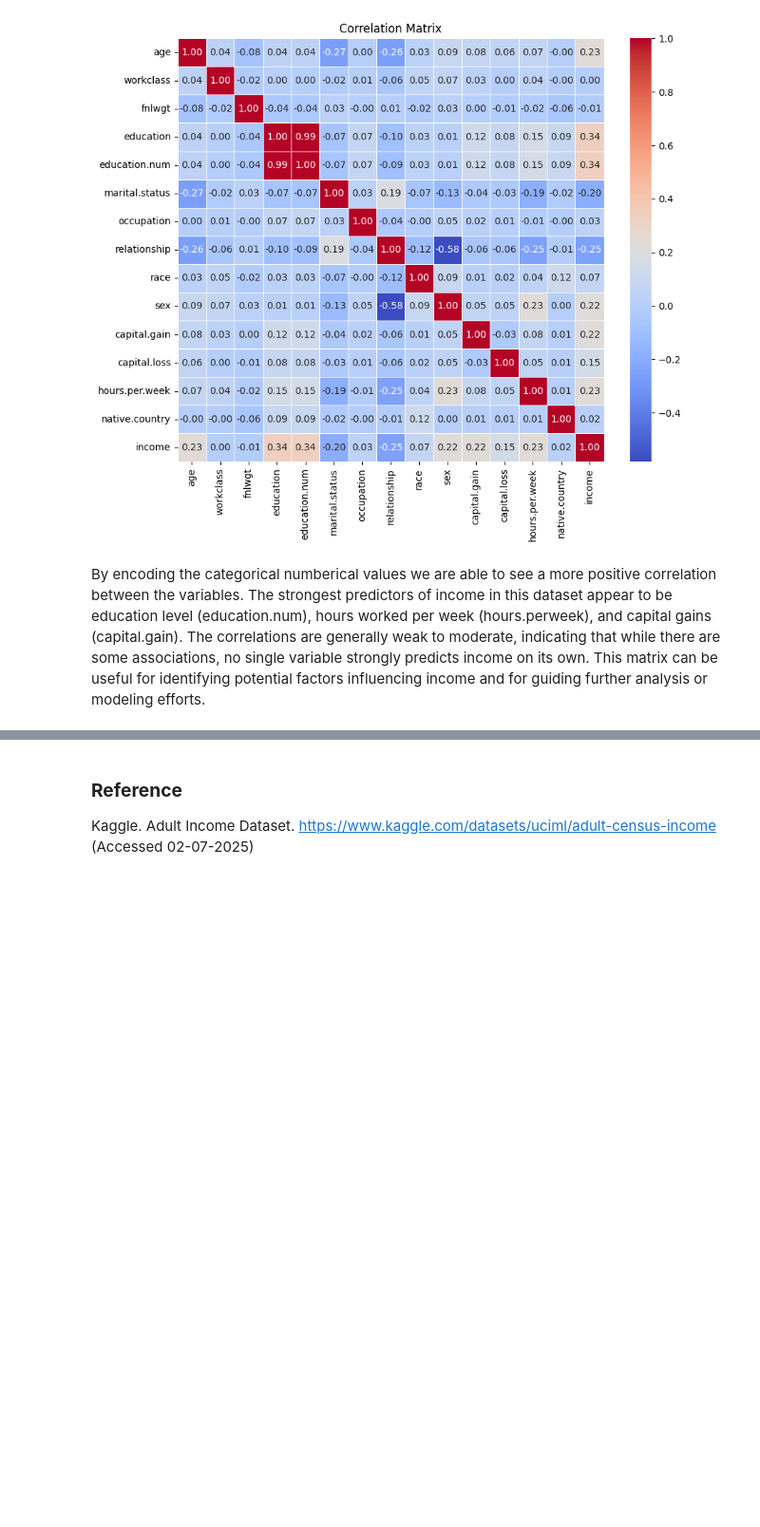
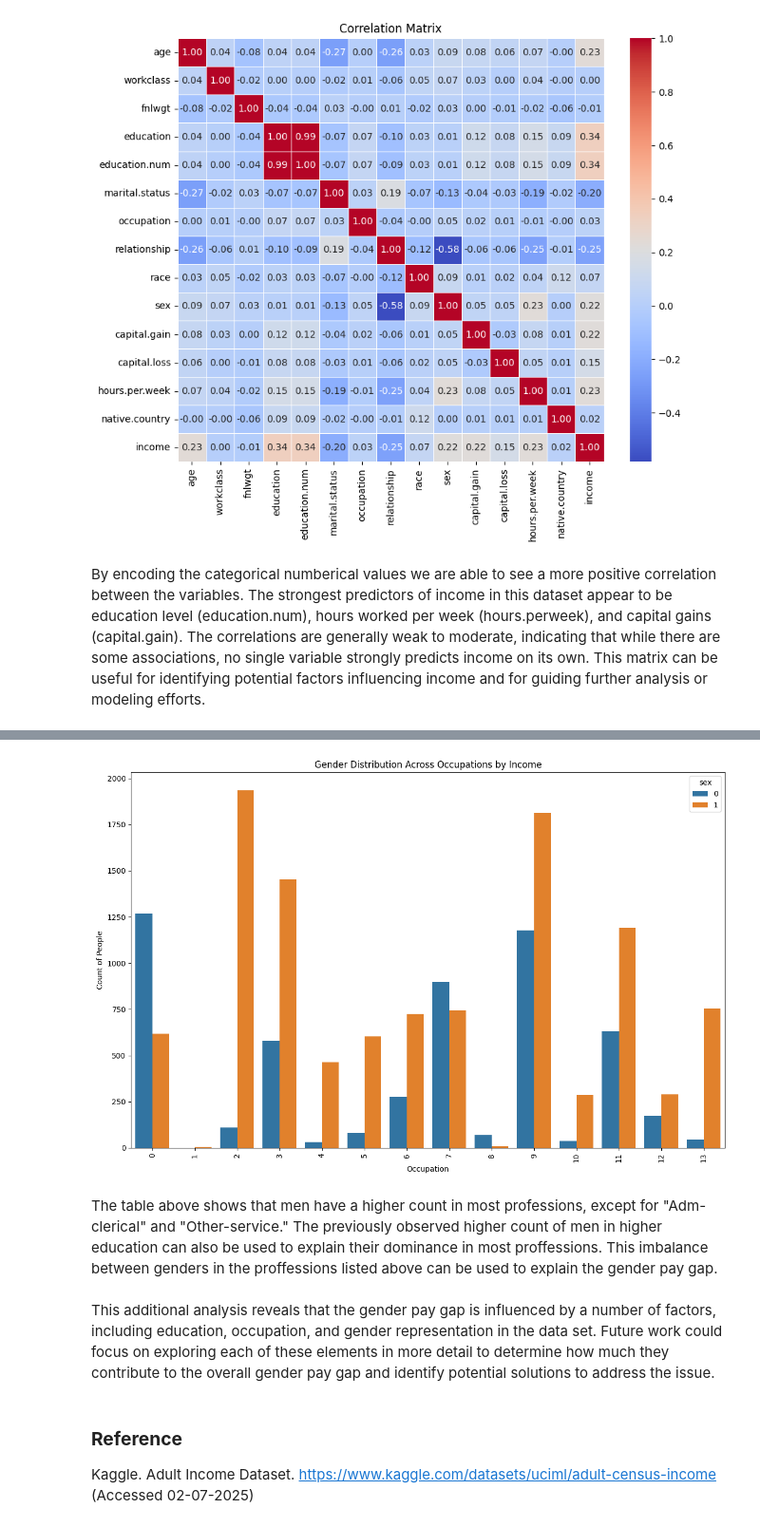
Before and after one commit to logcho/adult-income-analysis, a Jupyter notebook: notebooks/exploration.ipynb, the cells around one changed output, grey strips where cells are left out. Shown at 95% size. Drawn from its saved outputs; the diff is of its cells as text; code cells hidden in the pictures; blank space fills up the shorter version.

```diff
--- a/notebooks/exploration.ipynb
+++ b/notebooks/exploration.ipynb
@@ -405,3 +434,28 @@ By encoding the categorical numberical values we are able to see a more positive
+# %%
+# Group by occupation and sex and count the occurrences for each combination
+occupation_gender_count = df.groupby(['occupation', 'sex', 'income']).size().reset_index(name='count')
+
+# Create the bar plot
+plt.figure(figsize=(12, 8))
+sns.barplot(data=occupation_gender_count, x='occupation', y='count', hue='sex', ci=None)
+
+# Rotate x-axis labels for better readability
+plt.xticks(rotation=90)
+
+# Set labels and title
+plt.xlabel('Occupation')
+plt.ylabel('Count of People')
+plt.title('Gender Distribution Across Occupations by Income')
+
+# Show the plot
+plt.tight_layout()
+plt.show()
+# %% [output]
+[figure, added]
+# %% [markdown]
+The table above shows that men have a higher count in most professions, except for "Adm-clerical" and "Other-service." The previously observed higher count of men in higher education can also be used to explain their dominance in most proffessions. This imbalance between genders in the proffessions listed above can be used to explain the gender pay gap.
+# %% [markdown]
+This additional analysis reveals that the gender pay gap is influenced by a number of factors, including education, occupation, and gender representation in the data set. Future work could focus on exploring each of these elements in more detail to determine how much they contribute to the overall gender pay gap and identify potential solutions to address the issue.
 # %% [markdown]
 ### **Reference**
 
```
Also changed, not shown: parts of 5 cells of this notebook, 1 other file.
